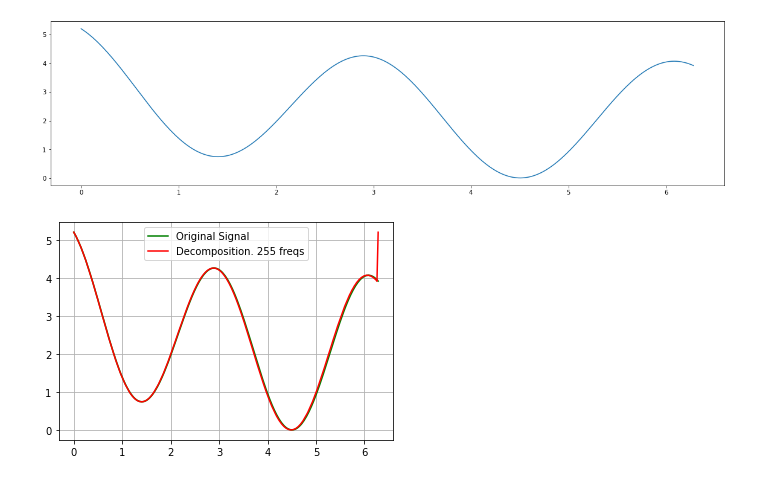
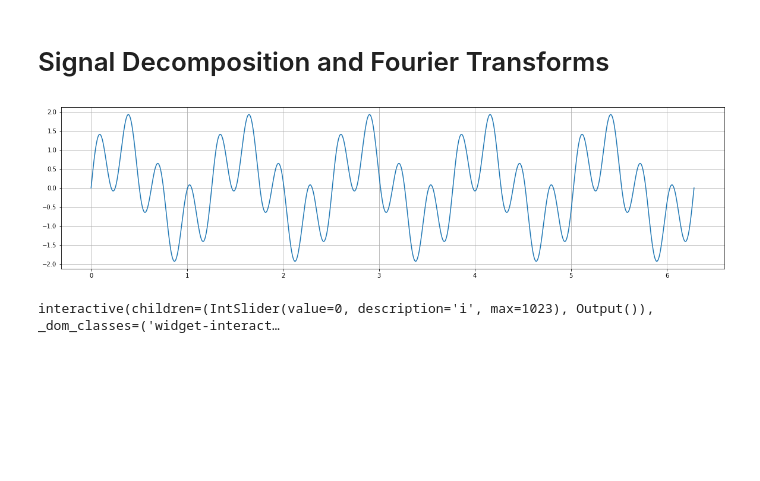
Before and after one commit to TahaMHusain/dla, a Jupyter notebook: week01/fft.ipynb, the cells around one changed output. Saved outputs shown, nothing was run; the diff lists cells and outputs as text; code cells hidden in the pictures; blank space fills up the shorter version.

```diff
--- a/week01/fft.ipynb
+++ b/week01/fft.ipynb
@@ -1,2 +1,4 @@
+# %% [markdown]
+# Signal Decomposition and Fourier Transforms
 # %%
 import time
@@ -9,43 +15,48 @@ from scipy.fftpack import fft, ifft, fftshift, fftfreq
-# %%
-def f(x):
-    return 2 * np.sin(2 * x + 2) + 5 - 3 * np.cos(0.2 * x - 1)
 # %%
-t = np.linspace(0, np.pi * 2, 256)
+def f(x):
+    return sin(5*x) + sin(20*x)
+
+t = linspace(0, pi * 2, 1024)
 f_t = f(t)
 
 plt.figure(figsize=(20, 5))
 plt.plot(t, f_t)
+plt.grid()
 plt.show()
 # %% [output]
-[figure, old version]
+[figure, new version]
 # %%
-t = np.linspace(0, 2 * np.pi, 256)
-f_t = f(t)
+n_fft = 1024
+fourier_coefs = fft(f_t, n_fft)
+frequencies = fftfreq(n_fft, 2 * pi /  n_fft)
+decomposition = 0
 
-n_fft = 256
-step = 10
-fourier_coefs = fft(f_t, n_fft)
-frequencies = fftfreq(n_fft, 2 * np.pi /  256)
-
-decomposition = 0
+data = []
 for i, coef in enumerate(fourier_coefs):
     sinewave = (1. / len(t)) * \
         (
-            coef.real * np.cos(frequencies[i] * 2 * np.pi * t) - \
-            coef.imag * np.sin(frequencies[i] * 2 * np.pi * t)
+            coef.real * cos(frequencies[i] * 2 * pi * t) - \
+            coef.imag * sin(frequencies[i] * 2 * pi * t)
         )
+    decomposition += sinewave
+    data.append(decomposition.copy())
 
-    decomposition += sinewave
+@ipywidgets.widgets.interact(i=(0, len(data) - 1, 1))
+def fourier_approximation(i=0):
+    _, axes = plt.subplots(2, 1, figsize=(15, 10))
+    axes = axes.flatten()
 
-    if i % step == 0 or i == len(fourier_coefs) - 1:
-        clear_output()
-
-        plt.plot(t, f_t, label='Original Signal', c='green')
-        plt.plot(t, decomposition, c='red', label=f'Decomposition. {i} freqs')
-        plt.legend()
-        plt.grid()
-        plt.show()
-
-        time.sleep(1)
+    axes[0].plot(t, f_t, label='Original Signal', c='green')
+    axes[0].plot(t, data[i], c='red', label=f'Decomposition. {i} freqs')
+    axes[0].set_xlabel('Time')
+    axes[0].set_ylabel('Amplitude')
+    axes[1].plot(t, fourier_coefs, c='blue', label='Frequencies')
+    axes[1].plot(t[i], fourier_coefs[i], 'ro', label='')
+    axes[1].set_xlabel('Frequency')
+    axes[1].set_ylabel('Real value')
+    for a in axes:
+        a.legend()
+        a.grid()
+    plt.show()
 # %% [output]
-[figure, removed]
+interactive(children=(IntSlider(value=0, description='i', max=1023), Output()), _dom_classes=('widget-interact…
```
Also changed, not shown: parts of 1 cell of this notebook, 3 other files.
